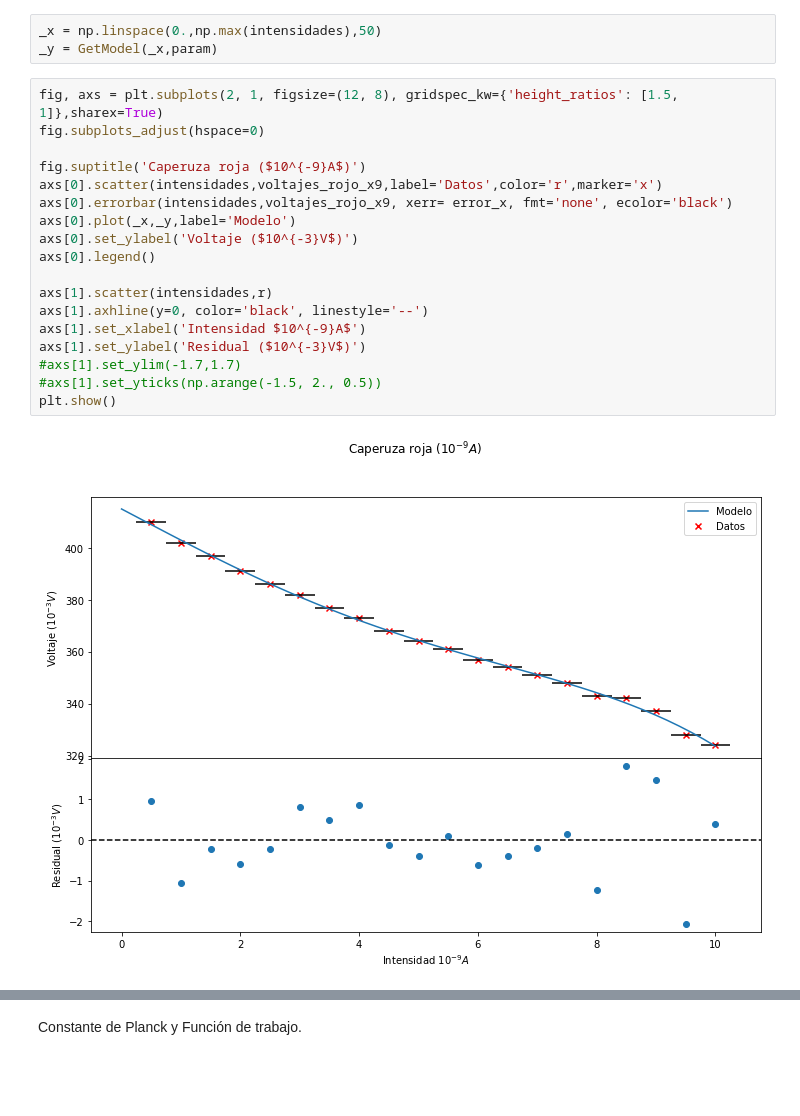
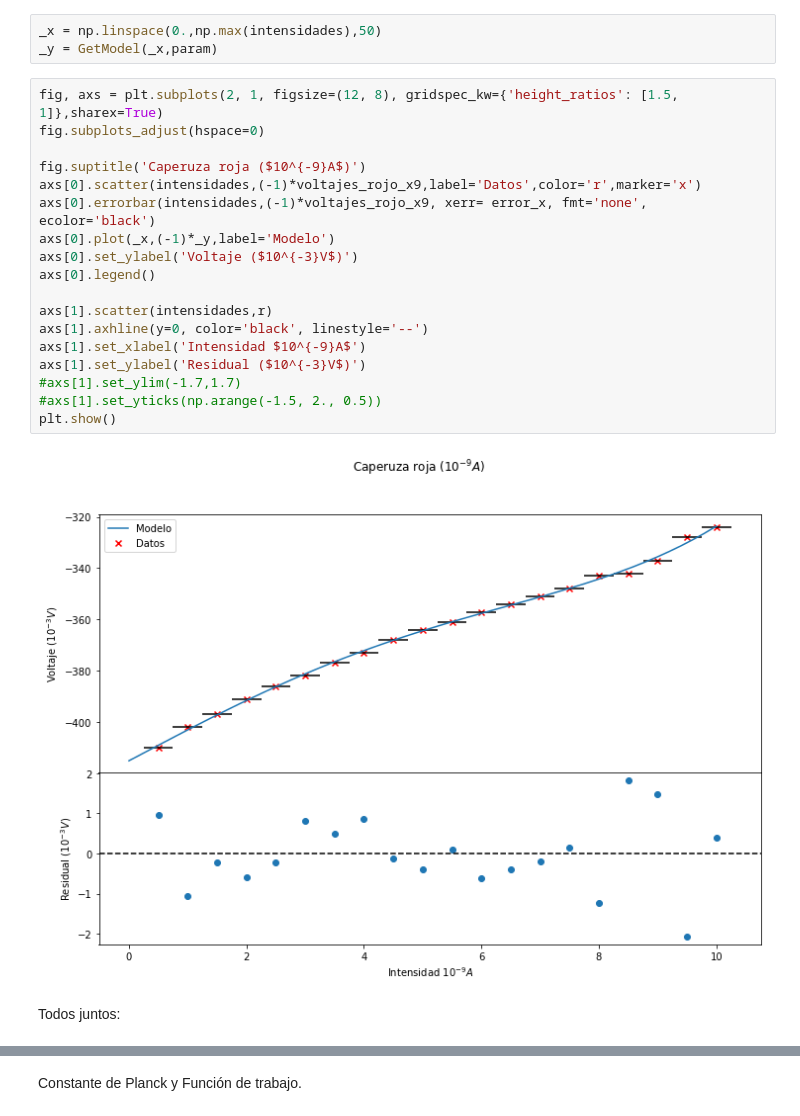
Before and after one commit to slaverdeg/Laboratorio-Moderna-GitHub, a Jupyter notebook: Efecto fotoeléctrico/código e_f.ipynb, the cells around one changed output, grey strips where cells are left out. Drawn from its saved outputs; the diff is of its cells as text; blank space fills up the shorter version.

```diff
--- a/Efecto fotoeléctrico/código e_f.ipynb
+++ b/Efecto fotoeléctrico/código e_f.ipynb
@@ -575,20 +589,22 @@ _y = GetModel(_x,param)
 # %%
 fig, axs = plt.subplots(2, 1, figsize=(12, 8), gridspec_kw={'height_ratios': [1.5, 1]},sharex=True)
 fig.subplots_adjust(hspace=0)
 
 fig.suptitle('Caperuza roja ($10^{-9}A$)')
-axs[0].scatter(intensidades,voltajes_rojo_x9,label='Datos',color='r',marker='x')
-axs[0].errorbar(intensidades,voltajes_rojo_x9, xerr= error_x, fmt='none', ecolor='black')
-axs[0].plot(_x,_y,label='Modelo')
+axs[0].scatter(intensidades,(-1)*voltajes_rojo_x9,label='Datos',color='r',marker='x')
+axs[0].errorbar(intensidades,(-1)*voltajes_rojo_x9, xerr= error_x, fmt='none', ecolor='black')
+axs[0].plot(_x,(-1)*_y,label='Modelo')
 axs[0].set_ylabel('Voltaje ($10^{-3}V$)')
 axs[0].legend()
 
 axs[1].scatter(intensidades,r)
 axs[1].axhline(y=0, color='black', linestyle='--')
 axs[1].set_xlabel('Intensidad $10^{-9}A$')
 axs[1].set_ylabel('Residual ($10^{-3}V$)')
 #axs[1].set_ylim(-1.7,1.7)
 #axs[1].set_yticks(np.arange(-1.5, 2., 0.5))
 plt.show()
 # %% [output]
-[figure, old version]
+[figure, new version]
+# %% [markdown]
+Todos juntos:
```
Also changed, not shown: parts of 24 cells of this notebook, 11 other files.
